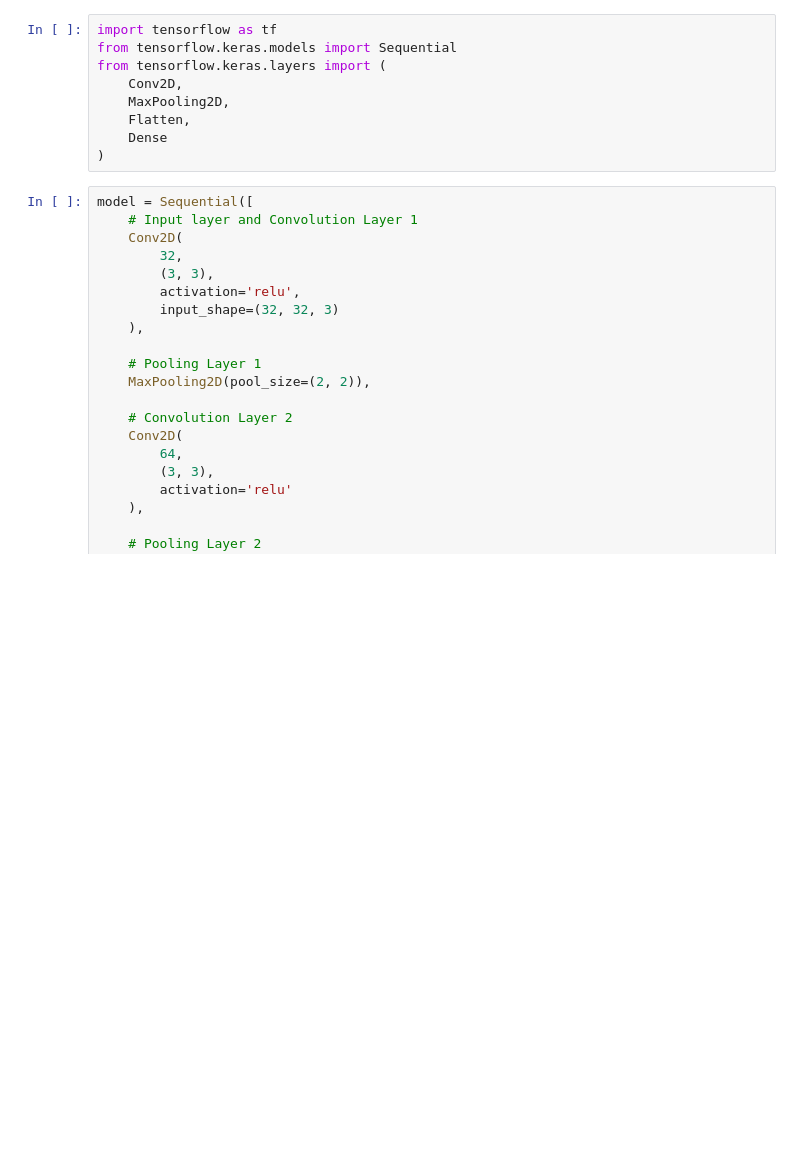
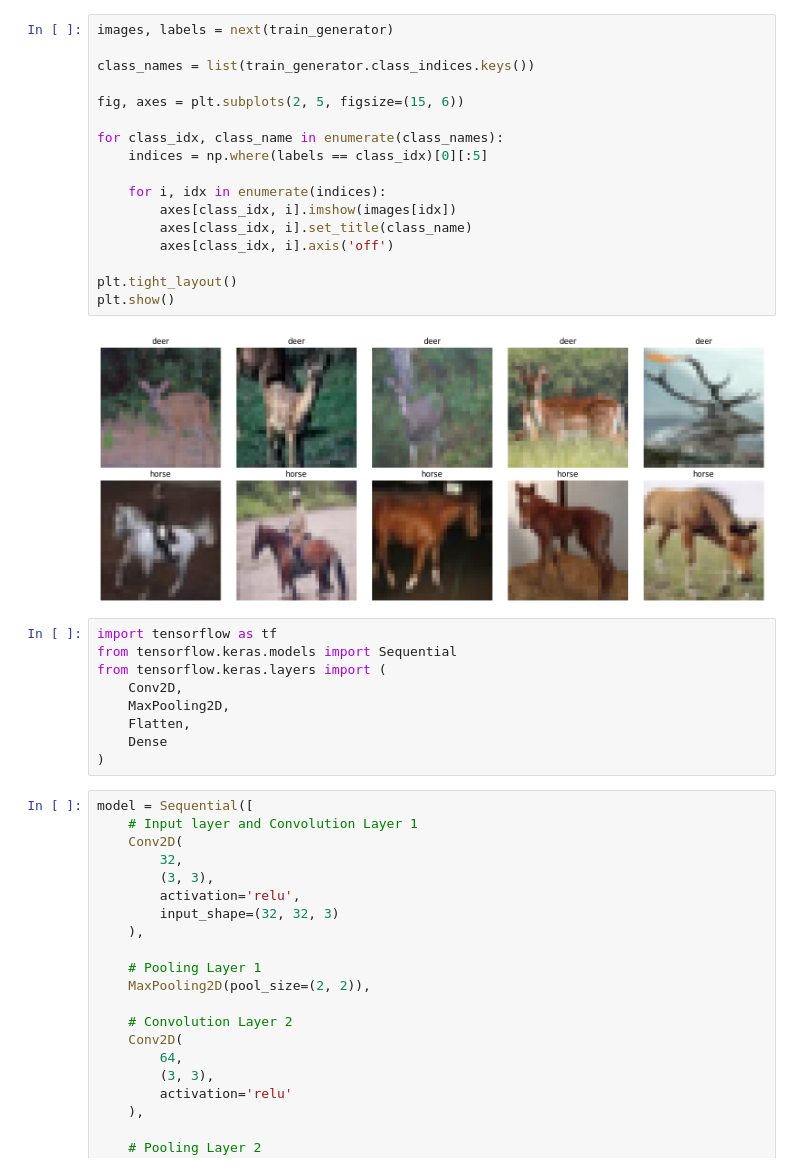
Before and after one commit to MRamadhan000/PRAKTIKUM-PEMBELAJARAN-MESIN, a Jupyter notebook: m3/demo/m3-demo.ipynb, the cells around one changed output. Cells and saved outputs as stored; diff of their text form; blank space fills up the shorter version.

```diff
--- a/m3/demo/m3-demo.ipynb
+++ b/m3/demo/m3-demo.ipynb
@@ -388,3 +413,22 @@ plt.show()
+# %%
+images, labels = next(train_generator)
+
+class_names = list(train_generator.class_indices.keys())
+
+fig, axes = plt.subplots(2, 5, figsize=(15, 6))
+
+for class_idx, class_name in enumerate(class_names):
+    indices = np.where(labels == class_idx)[0][:5]
+
+    for i, idx in enumerate(indices):
+        axes[class_idx, i].imshow(images[idx])
+        axes[class_idx, i].set_title(class_name)
+        axes[class_idx, i].axis('off')
+
+plt.tight_layout()
+plt.show()
+# %% [output]
+[figure, added]
 # %%
 import tensorflow as tf
 from tensorflow.keras.models import Sequential
```
Also changed, not shown: parts of 21 cells of this notebook.
